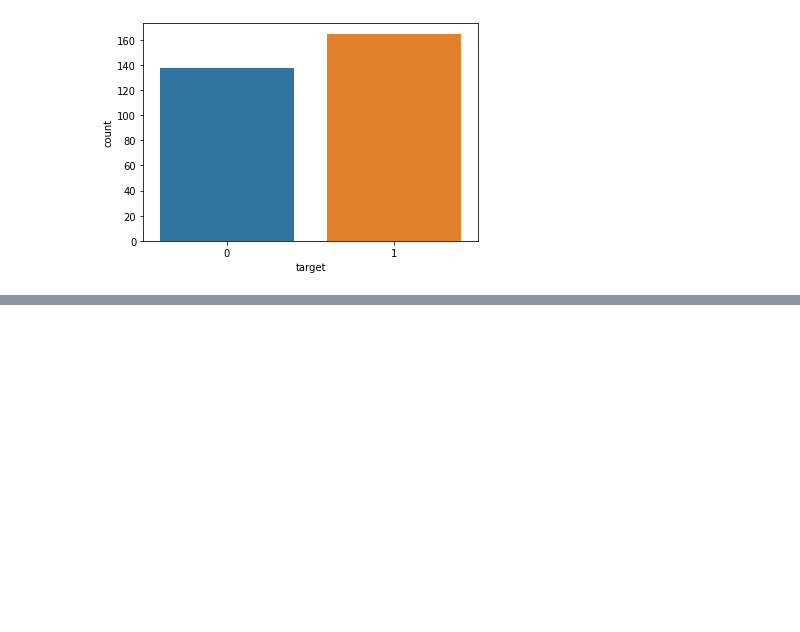
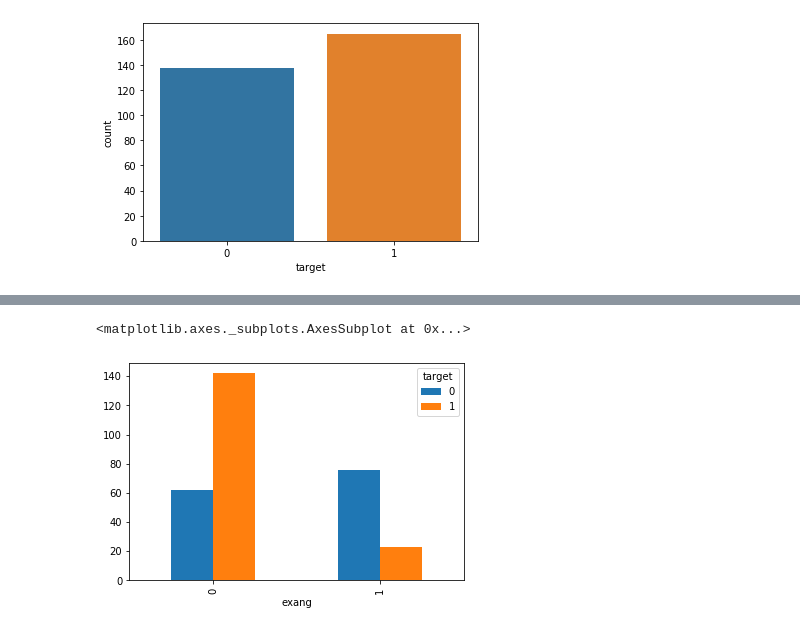
Before and after one commit to dimucciojonathan/Classifying-Heart-Health-with-ML, a Jupyter notebook: Heart Health Project.ipynb, the cells around one changed output, grey strips where cells are left out. Drawn from its saved outputs; the diff is of its cells as text; code cells hidden in the pictures; blank space fills up the shorter version.

```diff
--- a/Heart Health Project.ipynb
+++ b/Heart Health Project.ipynb
@@ -67,3 +67,9 @@ heart.groupby('exang').mean()
 | exang |  |  |  |  |  |  |  |  |  |  |  | ... |
 | 0 | 53.754902 | 0.637255 | 1.250000 | 130.799020 | 243.848039 | 0.142157 | 0.553922 | 155.681373 | 0.806863 | 1.509804 | 0.647059 | ... |
 | 1 | 55.626263 | 0.777778 | 0.383838 | 133.323232 | 251.242424 | 0.161616 | 0.474747 | 137.212121 | 1.519192 | 1.171717 | 0.898990 | ... |
+# %%
+# Going deeper into exercise angia
+pd.crosstab(heart.exang,heart.target).plot(kind='bar')
+# %% [output]
+<matplotlib.axes._subplots.AxesSubplot at 0x...>
+[figure, added]
```
Also changed, not shown: parts of 16 cells of this notebook.
